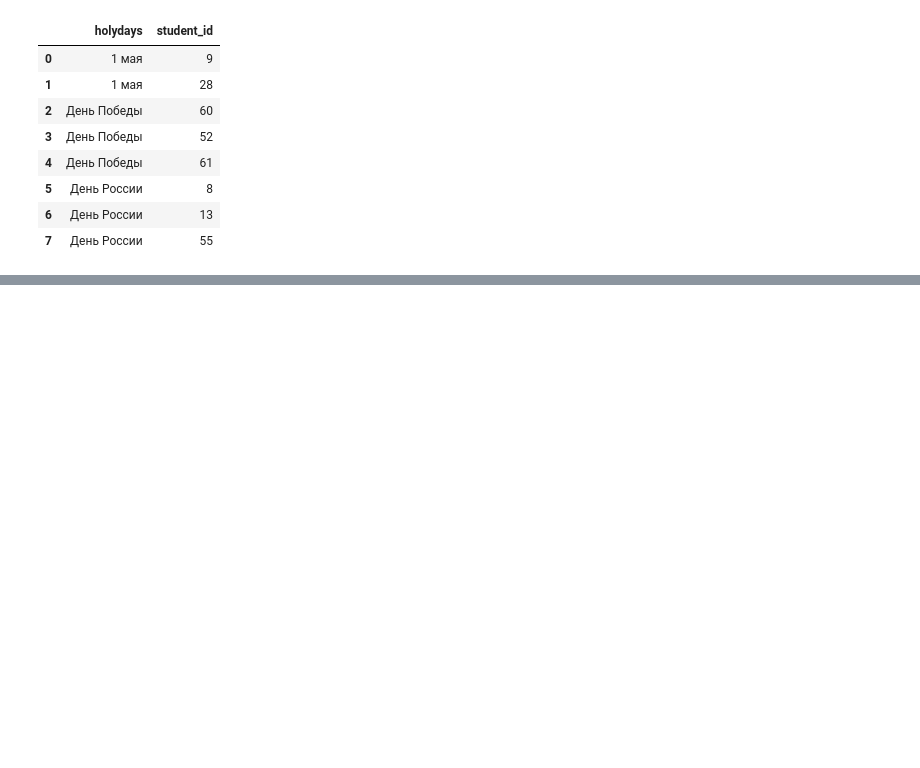
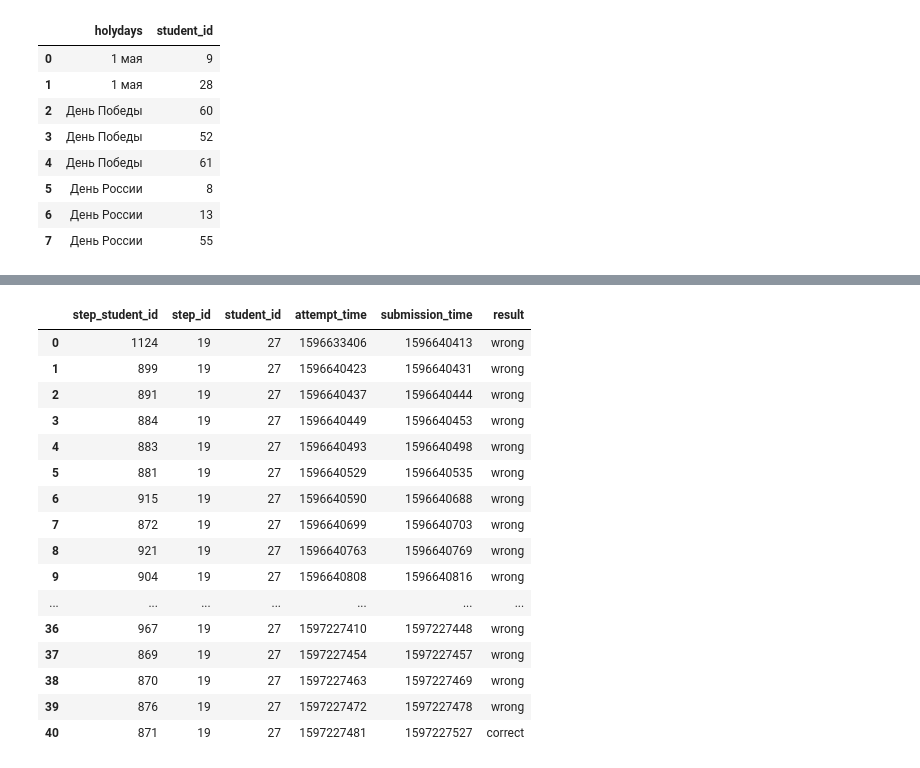
Before and after one commit to agleev/sql_students, a Jupyter notebook: sql.ipynb, the cells around one changed output, grey strips where cells are left out. Cells and saved outputs as stored; diff of their text form; code cells hidden in the pictures; blank space fills up the shorter version.

```diff
--- a/sql.ipynb
+++ b/sql.ipynb
@@ -288,0 +291,22 @@ array(['Запросы на основе трех и более связанны
+# %%
+sql('''select * from step_student
+where student_id = 27 and step_id = 19
+order by attempt_time''')
+# %% [output]
+|  | step_student_id | step_id | student_id | attempt_time | submission_time | result |
+| 0 | 1124 | 19 | 27 | 1596633406 | 1596640413 | wrong |
+| 1 | 899 | 19 | 27 | 1596640423 | 1596640431 | wrong |
+| 2 | 891 | 19 | 27 | 1596640437 | 1596640444 | wrong |
+| 3 | 884 | 19 | 27 | 1596640449 | 1596640453 | wrong |
+| 4 | 883 | 19 | 27 | 1596640493 | 1596640498 | wrong |
+| 5 | 881 | 19 | 27 | 1596640529 | 1596640535 | wrong |
+| 6 | 915 | 19 | 27 | 1596640590 | 1596640688 | wrong |
+| 7 | 872 | 19 | 27 | 1596640699 | 1596640703 | wrong |
+| 8 | 921 | 19 | 27 | 1596640763 | 1596640769 | wrong |
+| 9 | 904 | 19 | 27 | 1596640808 | 1596640816 | wrong |
+| ... | ... | ... | ... | ... | ... | ... |
+| 36 | 967 | 19 | 27 | 1597227410 | 1597227448 | wrong |
+| 37 | 869 | 19 | 27 | 1597227454 | 1597227457 | wrong |
+| 38 | 870 | 19 | 27 | 1597227463 | 1597227469 | wrong |
+| 39 | 876 | 19 | 27 | 1597227472 | 1597227478 | wrong |
+| 40 | 871 | 19 | 27 | 1597227481 | 1597227527 | correct |
```
Also changed, not shown: parts of 8 cells of this notebook.
